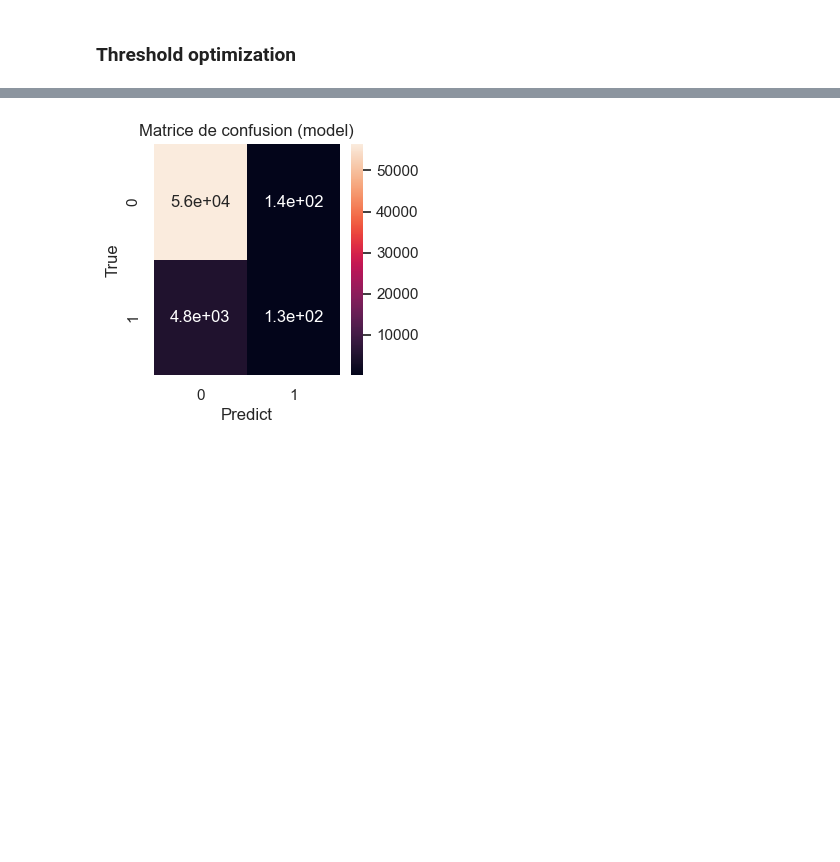
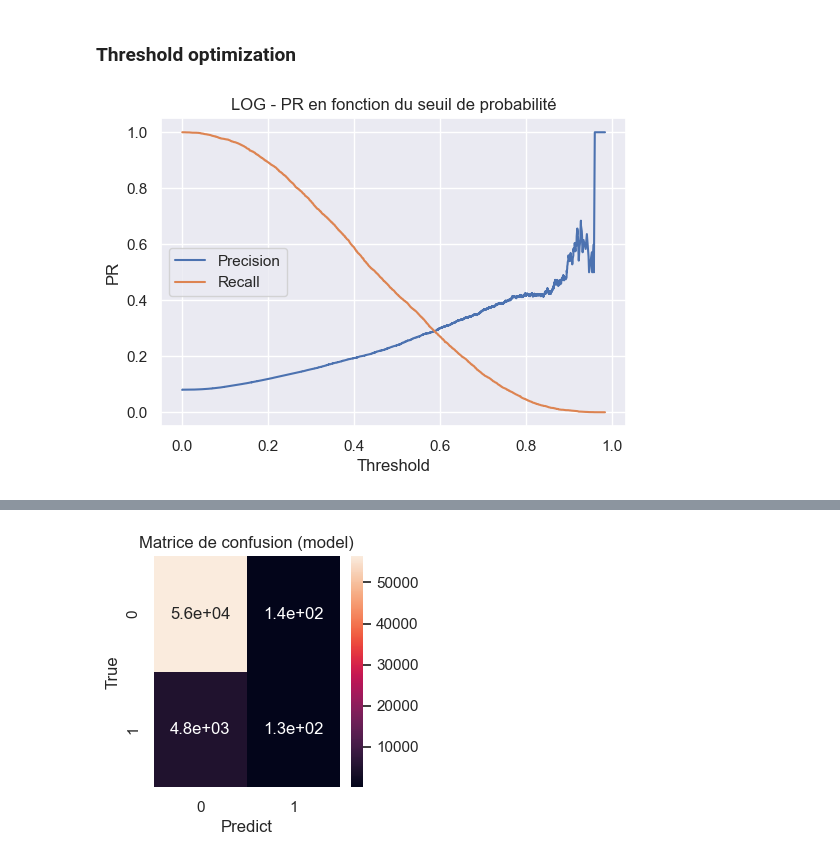
Before and after one commit to ffinky/P7_credit_risk, a Jupyter notebook: Finkenberg_Fabrice_2_Notebook_Model_022023.ipynb, the cells around one changed output, grey strips where cells are left out. Drawn from its saved outputs; the diff is of its cells as text; code cells hidden in the pictures; blank space fills up the shorter version.

```diff
--- a/Finkenberg_Fabrice_2_Notebook_Model_022023.ipynb
+++ b/Finkenberg_Fabrice_2_Notebook_Model_022023.ipynb
@@ -3689,2 +3633,8 @@ runID: b52969858cd34b189aabfcaa309cd56a
 # %% [markdown]
 ### Threshold optimization
+# %%
+# Optimisation du seuil de probabilité/classification
+log_model_final = log_optimized
+fct_thr_optimized(log_model_final, 'LOG')
+# %% [output]
+[figure, added]
```
Also changed, not shown: parts of 70 cells of this notebook.
